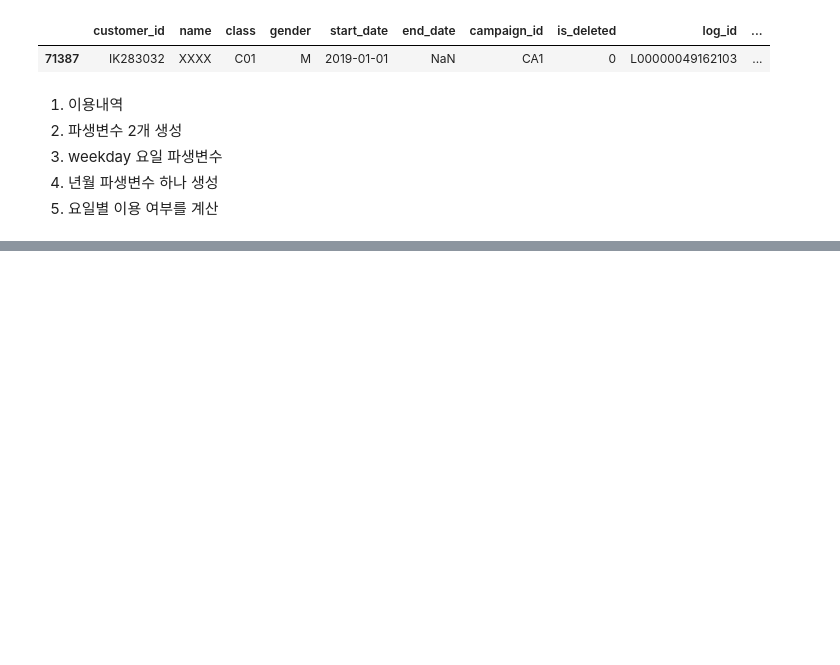
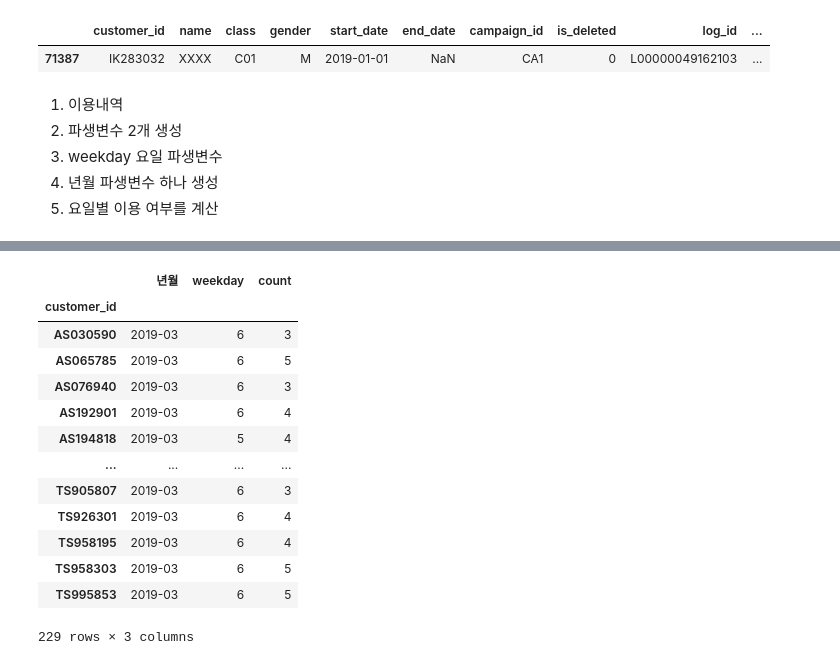
Before and after one commit to sejinhwang97ko/2023prac, a Jupyter notebook: 20230426/01_총정리.ipynb, the cells around one changed output, grey strips where cells are left out. Cells and saved outputs as stored; diff of their text form; code cells hidden in the pictures; blank space fills up the shorter version.

```diff
--- a/20230426/01_총정리.ipynb
+++ b/20230426/01_총정리.ipynb
@@ -348,0 +409,17 @@ Name: weekday, dtype: int64
+# %%
+use_weekday.groupby('customer_id').max()
+# %% [output]
+|  | 년월 | weekday | count |
+| customer_id |  |  |  |
+| AS030590 | 2019-03 | 6 | 3 |
+| AS065785 | 2019-03 | 6 | 5 |
+| AS076940 | 2019-03 | 6 | 3 |
+| AS192901 | 2019-03 | 6 | 4 |
+| AS194818 | 2019-03 | 5 | 4 |
+| ... | ... | ... | ... |
+| TS905807 | 2019-03 | 6 | 3 |
+| TS926301 | 2019-03 | 6 | 4 |
+| TS958195 | 2019-03 | 6 | 4 |
+| TS958303 | 2019-03 | 6 | 5 |
+| TS995853 | 2019-03 | 6 | 5 |
+229 rows × 3 columns
```
Also changed, not shown: parts of 20 cells of this notebook, 3 other files.
